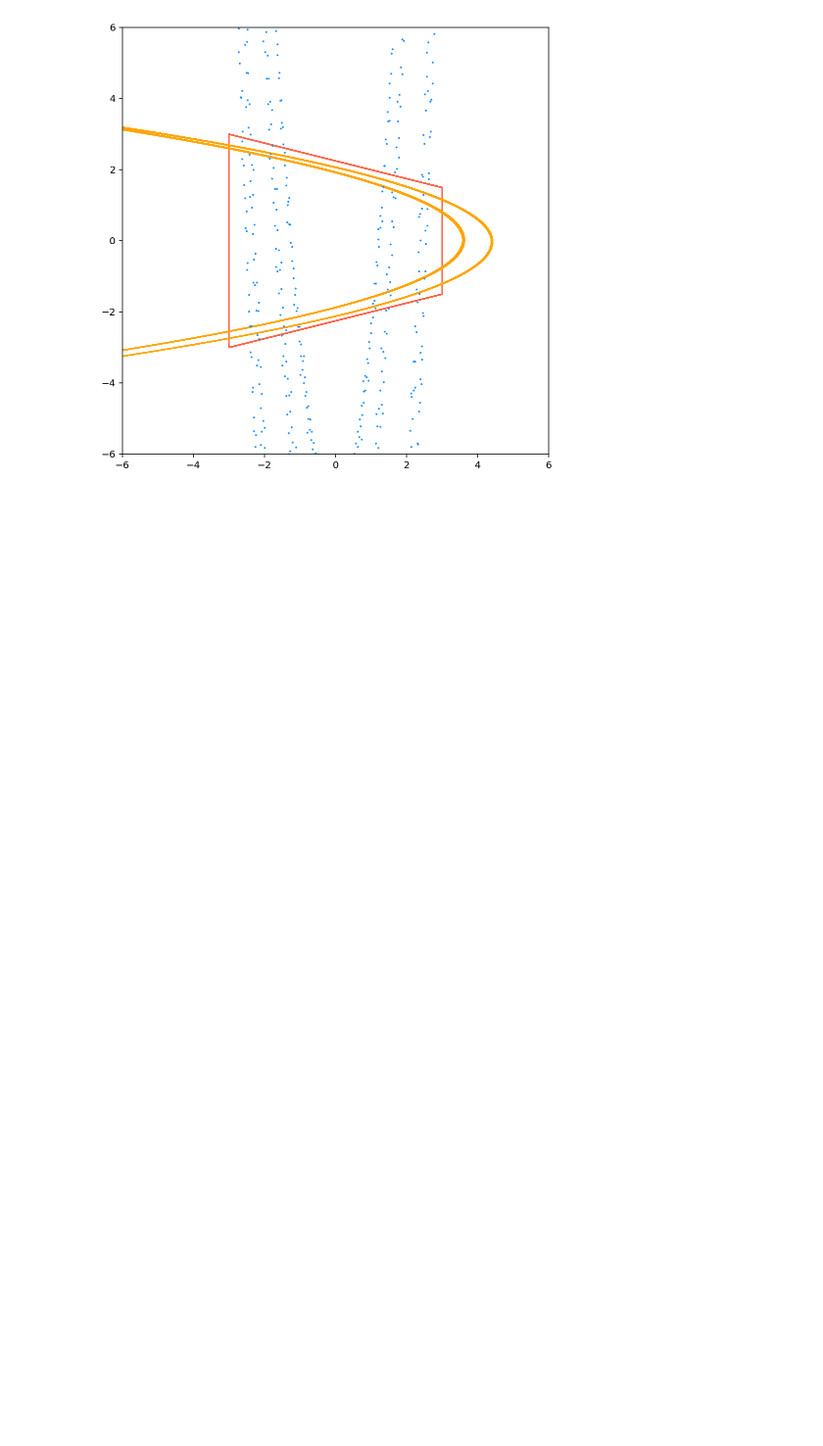
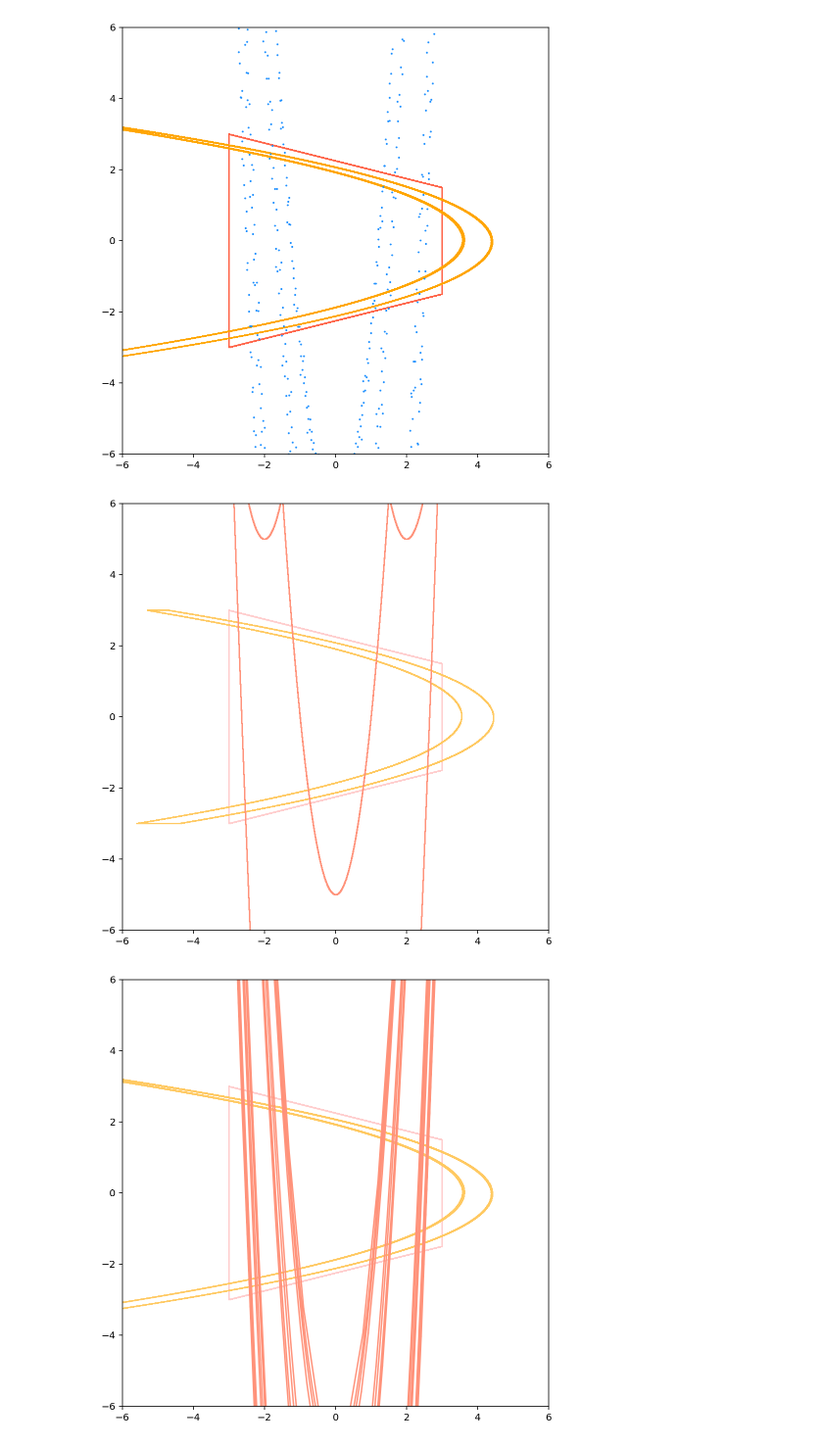
Before and after one commit to themichaelyang/dynsys, a Jupyter notebook: hw-7.ipynb, the cells around one changed output. Shown at 98% size. Saved outputs shown, nothing was run; the diff lists cells and outputs as text; code cells hidden in the pictures; blank space fills up the shorter version.

```diff
--- a/hw-7.ipynb
+++ b/hw-7.ipynb
@@ -93,3 +142,8 @@ problem_1()
+# %%
+problem_1_fast()
+# %% [output]
+[figure, added]
+[figure, added]
 # %%
 import functools
 
```
Also changed, not shown: parts of 9 cells of this notebook, 1 other file.
